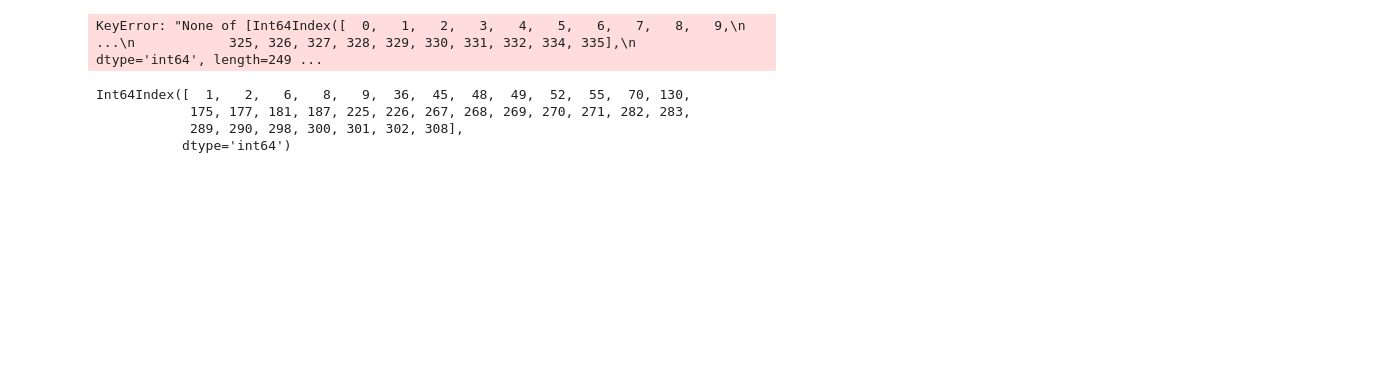
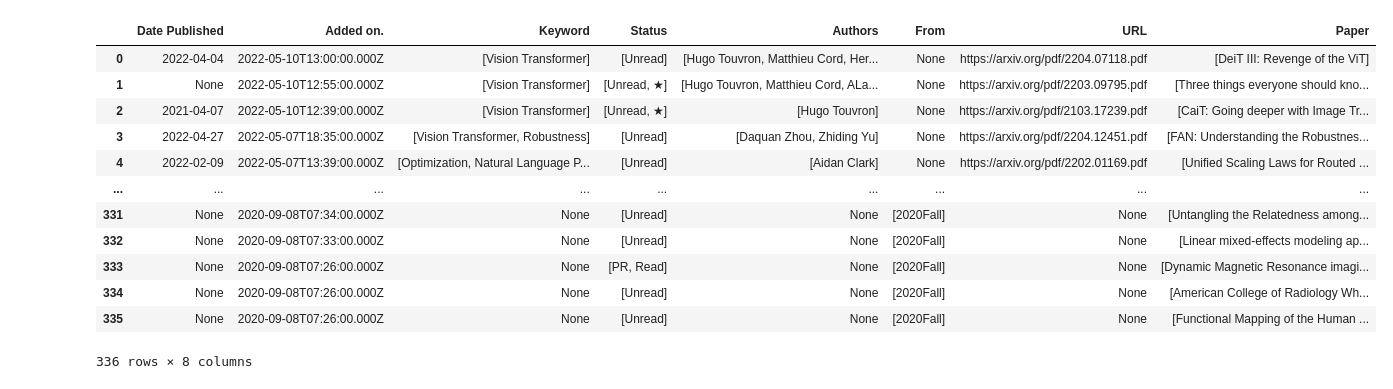
Before and after one commit to 1pha/please-read, a Jupyter notebook: tb.ipynb, the cells around one changed output. Saved outputs shown, nothing was run; the diff lists cells and outputs as text; code cells hidden in the pictures; blank space fills up the shorter version.

```diff
--- a/tb.ipynb
+++ b/tb.ipynb
@@ -28,0 +1,4 @@ while True:
+# %%
+from plzread import fetch_papers
+
+paper_df = fetch_papers()
@@ -95,4 +43,0 @@ papers_df.loc[get_starts(filtered_df)]
-# %%
-papers_df[get_unreads(filtered_df)]
-# %% [output]
-KeyError: "None of [Int64Index([  0,   1,   2,   3,   4,   5,   6,   7,   8,   9,\n            ...\n            325, 326, 327, 328, 329, 330, 331, 332, 334, 335],\n           dtype='int64', length=249 ...
@@ -102,7 +44,51 @@ filtered_df = papers_df.apply(lambda x:
-# %%
-filtered_df[filtered_df.apply(lambda x: "★" in x)].index
-# %% [output]
-Int64Index([  1,   2,   6,   8,   9,  36,  45,  48,  49,  52,  55,  70, 130,
-            175, 177, 181, 187, 225, 226, 267, 268, 269, 270, 271, 282, 283,
-            289, 290, 298, 300, 301, 302, 308],
-           dtype='int64')
+# %%
+HIER_INFO = {
+    "Date Published": "start",
+    "Added on.": None,
+    "Keyword": "name",
+    "Status": "name",
+    "Authors": "plain_text",
+    "From": "name",
+    "URL": None,
+    "Paper": "plain_text", # text
+}
+# %%
+def process_features(feature: dict):
+
+    processed_feature = {}
+    for used_key, inner_key in HIER_INFO.items():
+
+        key = [k for k in feature[used_key].keys() if k not in ["id", "type"]][0]
+        current_feature = feature[used_key][key]
+        if (isinstance(current_feature, list) and len(current_feature) == 0) or current_feature is None:
+            # If current key does not contain any value
+            processed_feature[used_key] = None
+            continue
+
+        if inner_key is None: # No hierarchy inside current feature
+            processed_feature[used_key] = current_feature
+
+        else:
+            if isinstance(current_feature, list):
+                processed_feature[used_key] = [c[inner_key] for c in current_feature]
+            else:
+                processed_feature[used_key] = current_feature[inner_key]
+
+    return processed_feature
+# %%
+processed_paper_df = pd.DataFrame(map(process_features,[p["properties"] for p in paper_df]))
+processed_paper_df
+# %% [output]
+|  | Date Published | Added on. | Keyword | Status | Authors | From | URL | Paper |
+| 0 | 2022-04-04 | 2022-05-10T13:00:00.000Z | [Vision Transformer] | [Unread] | [Hugo Touvron, Matthieu Cord, Her... | None | https://arxiv.org/pdf/2204.07118.pdf | [DeiT III: Revenge of the ViT] |
+| 1 | None | 2022-05-10T12:55:00.000Z | [Vision Transformer] | [Unread, ★] | [Hugo Touvron, Matthieu Cord, ALa... | None | https://arxiv.org/pdf/2203.09795.pdf | [Three things everyone should kno... |
+| 2 | 2021-04-07 | 2022-05-10T12:39:00.000Z | [Vision Transformer] | [Unread, ★] | [Hugo Touvron] | None | https://arxiv.org/pdf/2103.17239.pdf | [CaiT: Going deeper with Image Tr... |
+| 3 | 2022-04-27 | 2022-05-07T18:35:00.000Z | [Vision Transformer, Robustness] | [Unread] | [Daquan Zhou, Zhiding Yu] | None | https://arxiv.org/pdf/2204.12451.pdf | [FAN: Understanding the Robustnes... |
+| 4 | 2022-02-09 | 2022-05-07T13:39:00.000Z | [Optimization, Natural Language P... | [Unread] | [Aidan Clark] | None | https://arxiv.org/pdf/2202.01169.pdf | [Unified Scaling Laws for Routed ... |
+| ... | ... | ... | ... | ... | ... | ... | ... | ... |
+| 331 | None | 2020-09-08T07:34:00.000Z | None | [Unread] | None | [2020Fall] | None | [Untangling the Relatedness among... |
+| 332 | None | 2020-09-08T07:33:00.000Z | None | [Unread] | None | [2020Fall] | None | [Linear mixed-effects modeling ap... |
+| 333 | None | 2020-09-08T07:26:00.000Z | None | [PR, Read] | None | [2020Fall] | None | [Dynamic Magnetic Resonance imagi... |
+| 334 | None | 2020-09-08T07:26:00.000Z | None | [Unread] | None | [2020Fall] | None | [American College of Radiology Wh... |
+| 335 | None | 2020-09-08T07:26:00.000Z | None | [Unread] | None | [2020Fall] | None | [Functional Mapping of the Human ... |
+336 rows × 8 columns
```
Also changed, not shown: parts of 27 cells of this notebook.
